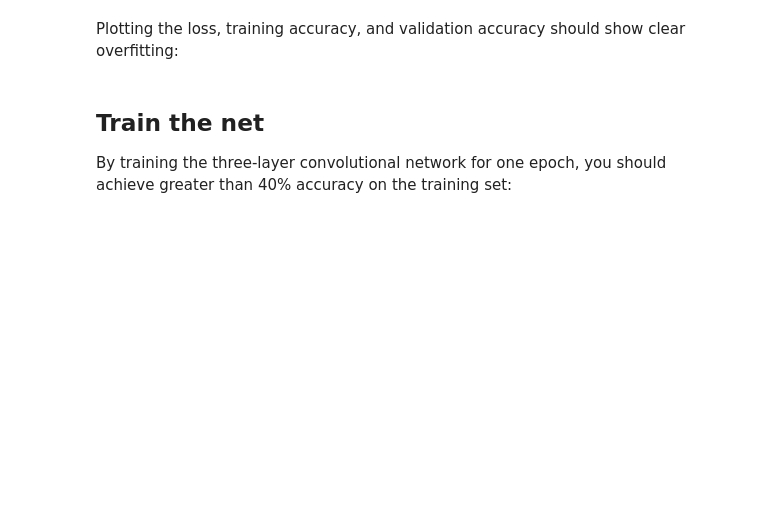
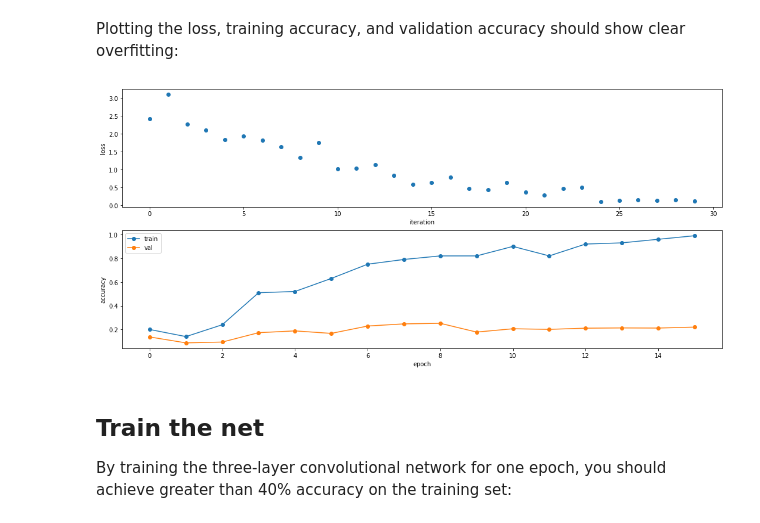
Before and after one commit to soumyaumass/CS682-Assignments, a Jupyter notebook: assignment2/ConvolutionalNetworks.ipynb, the cells around one changed output. Saved outputs shown, nothing was run; the diff lists cells and outputs as text; code cells hidden in the pictures; blank space fills up the shorter version.

```diff
--- a/assignment2/ConvolutionalNetworks.ipynb
+++ b/assignment2/ConvolutionalNetworks.ipynb
@@ -394,5 +464,5 @@ solver = Solver(model, small_data,
                 optim_config={
                   'learning_rate': 1e-3,
                 },
-                verbose=True, print_every=1)
+                verbose=True, print_every=10)
 solver.train()
@@ -401,16 +491,19 @@ Plotting the loss, training accuracy, and validation accuracy should show clear
 # %%
 plt.subplot(2, 1, 1)
 plt.plot(solver.loss_history, 'o')
 plt.xlabel('iteration')
 plt.ylabel('loss')
 
 plt.subplot(2, 1, 2)
 plt.plot(solver.train_acc_history, '-o')
 plt.plot(solver.val_acc_history, '-o')
 plt.legend(['train', 'val'], loc='upper left')
 plt.xlabel('epoch')
 plt.ylabel('accuracy')
+plt.gcf().set_size_inches(18, 8)
 plt.show()
+# %% [output]
+[figure, added]
 # %% [markdown]
 ## Train the net
 By training the three-layer convolutional network for one epoch, you should achieve greater than 40% accuracy on the training set:
```
Also changed, not shown: parts of 20 cells of this notebook, 8 other files.
